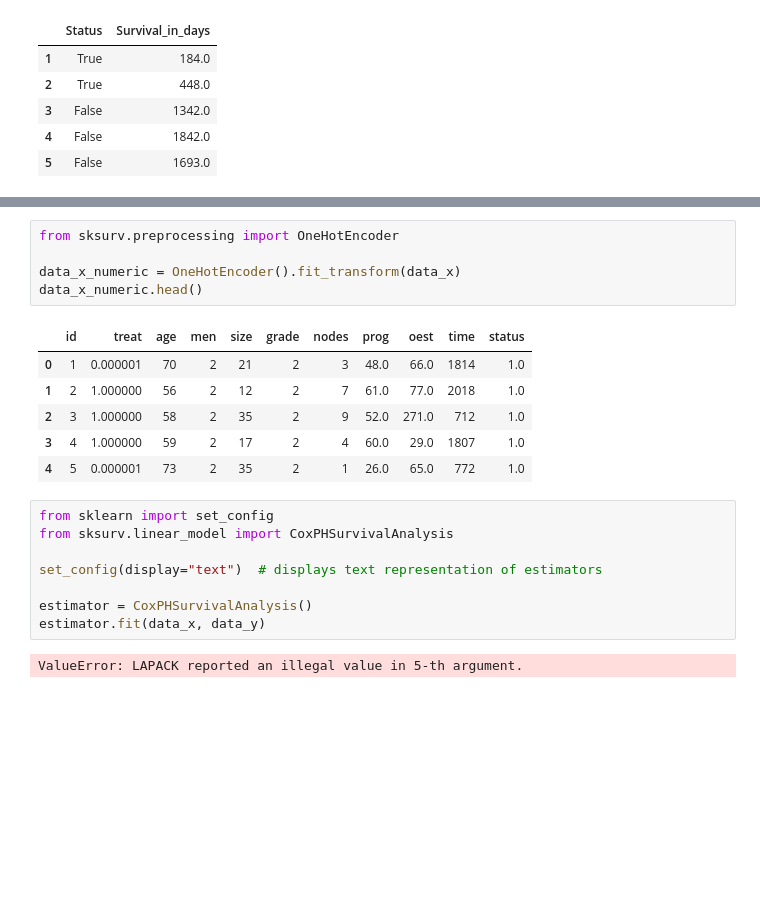
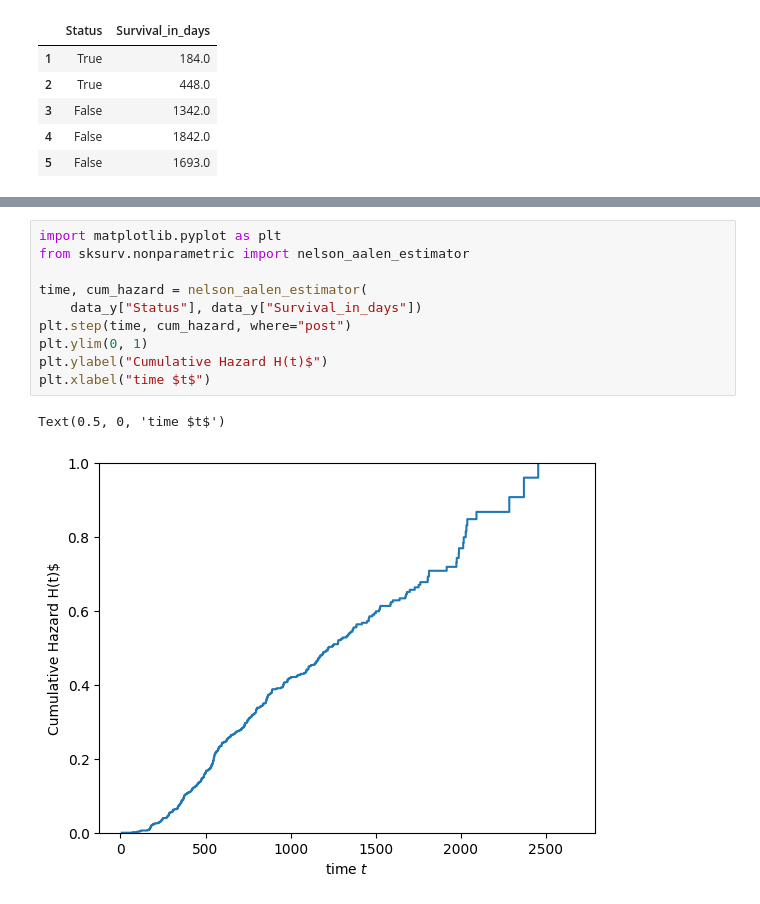
Before and after one commit to R-Ohm/ANN-Hospital-LOS, a Jupyter notebook: breast_cancer_scikit.ipynb, the cells around one changed output, grey strips where cells are left out. Drawn from its saved outputs; the diff is of its cells as text; blank space fills up the shorter version.

Commit message:
update scikit survival model

```diff
--- a/breast_cancer_scikit.ipynb
+++ b/breast_cancer_scikit.ipynb
@@ -57,25 +56,16 @@ plt.xlabel("time $t$")
 # %% [output]
 Text(0.5, 0, 'time $t$')
 [figure]
-# %%
-from sksurv.preprocessing import OneHotEncoder
-
-data_x_numeric = OneHotEncoder().fit_transform(data_x)
-data_x_numeric.head()
-# %% [output]
-|  | id | treat | age | men | size | grade | nodes | prog | oest | time | status |
-| 0 | 1 | 0.000001 | 70 | 2 | 21 | 2 | 3 | 48.0 | 66.0 | 1814 | 1.0 |
-| 1 | 2 | 1.000000 | 56 | 2 | 12 | 2 | 7 | 61.0 | 77.0 | 2018 | 1.0 |
-| 2 | 3 | 1.000000 | 58 | 2 | 35 | 2 | 9 | 52.0 | 271.0 | 712 | 1.0 |
-| 3 | 4 | 1.000000 | 59 | 2 | 17 | 2 | 4 | 60.0 | 29.0 | 1807 | 1.0 |
-| 4 | 5 | 0.000001 | 73 | 2 | 35 | 2 | 1 | 26.0 | 65.0 | 772 | 1.0 |
-# %%
-from sklearn import set_config
-from sksurv.linear_model import CoxPHSurvivalAnalysis
-
-set_config(display="text")  # displays text representation of estimators
-
-estimator = CoxPHSurvivalAnalysis()
-estimator.fit(data_x, data_y)
-# %% [output]
-ValueError: LAPACK reported an illegal value in 5-th argument.
+# %%
+import matplotlib.pyplot as plt
+from sksurv.nonparametric import nelson_aalen_estimator
+
+time, cum_hazard = nelson_aalen_estimator(
+    data_y["Status"], data_y["Survival_in_days"])
+plt.step(time, cum_hazard, where="post")
+plt.ylim(0, 1)
+plt.ylabel("Cumulative Hazard H(t)$")
+plt.xlabel("time $t$")
+# %% [output]
+Text(0.5, 0, 'time $t$')
+[figure, added]
```
Also changed, not shown: parts of 6 cells of this notebook.
